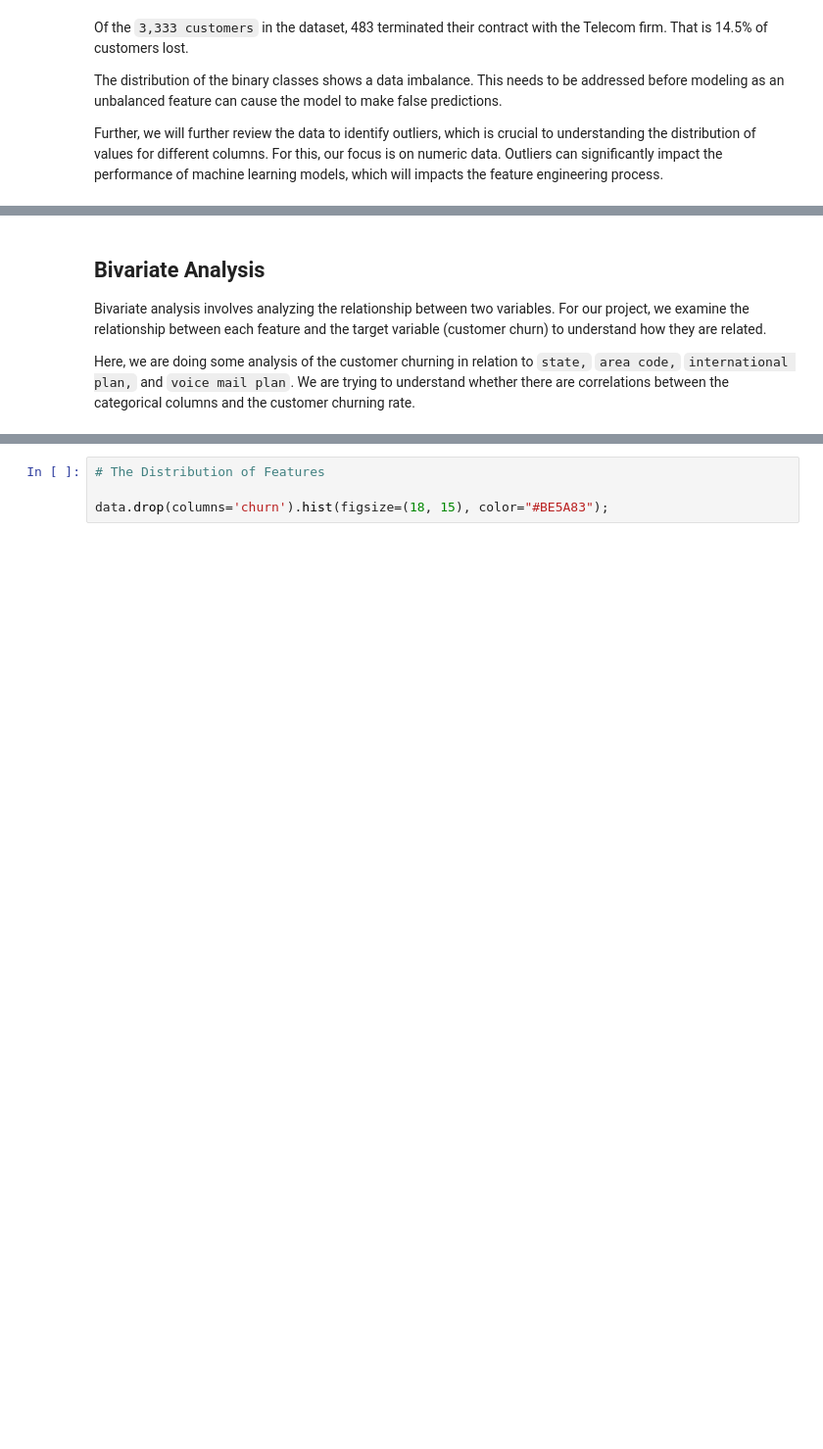
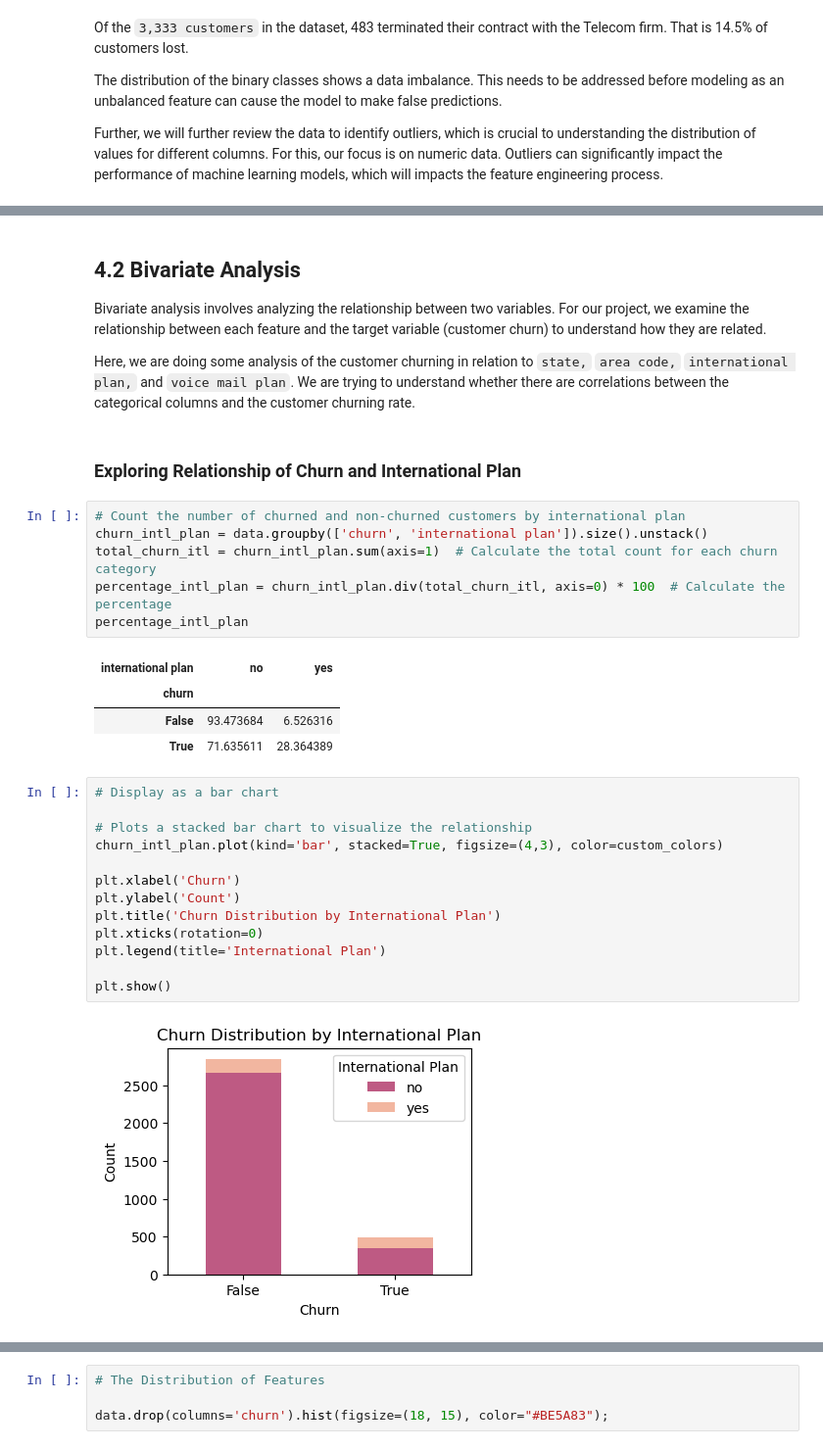
Before and after one commit to ShanChesseret/Predicting-Customer-Retention-For-SyriaTel-Mobile-Telecom, a Jupyter notebook: index.ipynb, the cells around one changed output, grey strips where cells are left out. Shown at 98% size. Drawn from its saved outputs; the diff is of its cells as text; blank space fills up the shorter version.

```diff
--- a/index.ipynb
+++ b/index.ipynb
@@ -284,5 +310,33 @@ data = data.drop("phone number", axis=1)
 # %% [markdown]
-## Bivariate Analysis
+## 4.2 Bivariate Analysis
 Bivariate analysis involves analyzing the relationship between two variables. For our project, we examine the relationship between each feature and the target variable (customer churn) to understand how they are related.
 
 Here, we are doing some analysis of the customer churning in relation to `state,` `area code,` `international plan,` and `voice mail plan`. We are trying to understand whether there are correlations between the categorical columns and the customer churning rate.
+# %% [markdown]
+### Exploring Relationship of Churn  and International Plan
+# %%
+# Count the number of churned and non-churned customers by international plan
+churn_intl_plan = data.groupby(['churn', 'international plan']).size().unstack()
+total_churn_itl = churn_intl_plan.sum(axis=1)  # Calculate the total count for each churn category
+percentage_intl_plan = churn_intl_plan.div(total_churn_itl, axis=0) * 100  # Calculate the percentage
+percentage_intl_plan
+# %% [output]
+| international plan | no | yes |
+| churn |  |  |
+| False | 93.473684 | 6.526316 |
+| True | 71.635611 | 28.364389 |
+# %%
+# Display as a bar chart
+
+# Plots a stacked bar chart to visualize the relationship
+churn_intl_plan.plot(kind='bar', stacked=True, figsize=(4,3), color=custom_colors)
+
+plt.xlabel('Churn')
+plt.ylabel('Count')
+plt.title('Churn Distribution by International Plan')
+plt.xticks(rotation=0)
+plt.legend(title='International Plan')
+
+plt.show()
+# %% [output]
+[figure, added]
```
Also changed, not shown: parts of 72 cells of this notebook, 1 other file.
